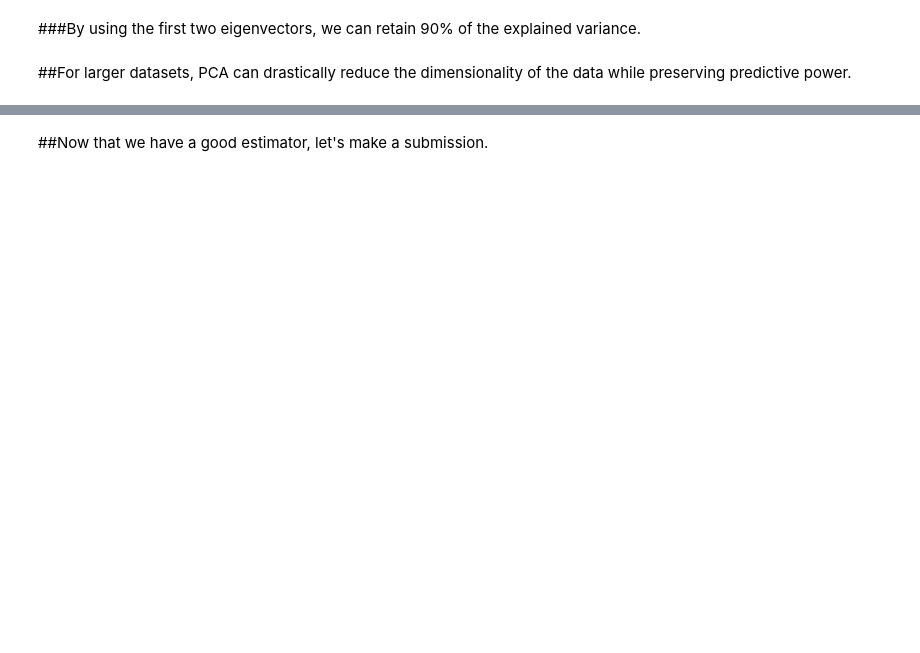
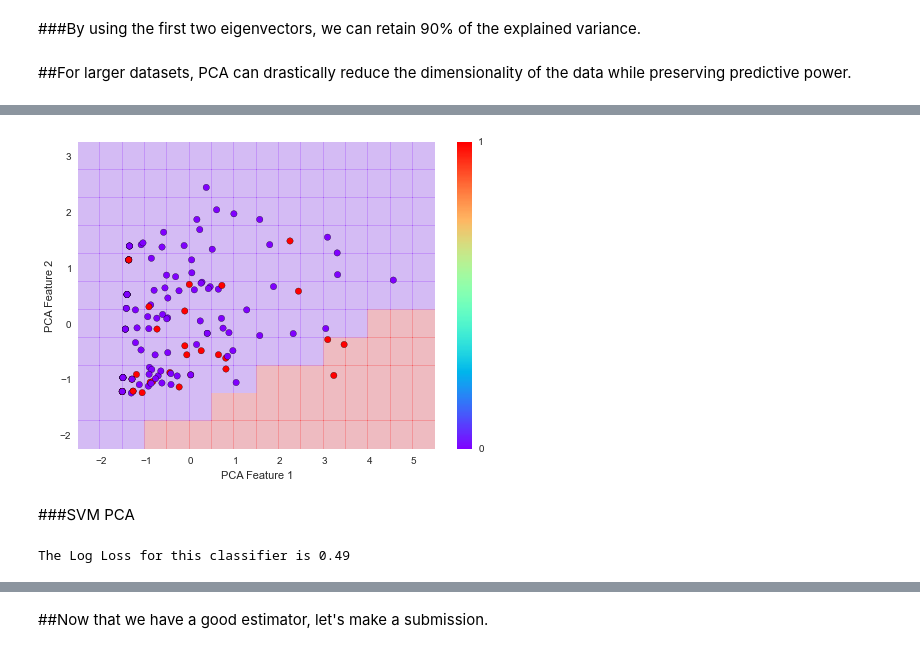
Before and after one commit to LeJit/GoogleIOExtended, a Jupyter notebook: Predicting Blood Donations in Python.ipynb, the cells around one changed output, grey strips where cells are left out. Cells and saved outputs as stored; diff of their text form; code cells hidden in the pictures; blank space fills up the shorter version.

```diff
--- a/Predicting Blood Donations in Python.ipynb
+++ b/Predicting Blood Donations in Python.ipynb
@@ -307,2 +337,25 @@ testing_t = pca.transform(testing)
 # %% [markdown]
 ##For larger datasets, PCA can drastically reduce the dimensionality of the data while preserving predictive power.
+# %%
+def visualizeErrors(clf, data, labels, x_var = 0, y_var = 1, h = 0.5, boundaries = True, xlim = None, ylim = None):
+    x_min, x_max = data[:, x_var].min() - 1, data[:, x_var].max() + 1
+    y_min, y_max = data[:, y_var].min() - 1, data[:, y_var].max() + 1
+
+
+    xx, yy = np.meshgrid(np.arange(x_min, x_max, h),
+                        np.arange(y_min, y_max, h))
+    Z = clf.predict(np.c_[xx.ravel(), yy.ravel()])
+
+    # Put the result into a color plot
+    Z = Z.reshape(xx.shape)
+    plt.figure()
+    plt.pcolormesh(xx, yy, Z, cmap='rainbow', alpha = 0.2)
+
+    # Plot also the training points
+    plt.scatter(data[:, x_var], data[:, y_var], c=labels, cmap='rainbow', s = 40)
+
+    plt.colorbar(ticks=[0, 1])
+    plt.xlim(xx.min(), xx.max())
+    plt.ylim(yy.min(), yy.max())
+    plt.xlabel("PCA Feature %d" %(x_var+1))
+    plt.ylabel("PCA Feature %d" % (y_var+1));
@@ -308,0 +380,15 @@ testing_t = pca.transform(testing)
+# %%
+visualizeErrors(clf, Xcv_pca, ycv)
+# %% [output]
+[figure, added]
+# %% [markdown]
+###SVM PCA
+# %%
+params = {'C': [0.1, 1, 10], 'class_weight':[None, 'auto']}
+clf = SVC(kernel = "rbf", probability = True, class_weight = 'auto')
+calibrated_clf = GridSearchCV(clf, params, scoring = "log_loss", n_jobs = -1)
+calibrated_clf.fit(Xtrain_pca, ytrain)
+y_pred = calibrated_clf.predict_proba(Xcv_pca)
+print "The Log Loss for this classifier is %0.2f" % (metrics.log_loss(ycv, y_pred))
+# %% [output]
+The Log Loss for this classifier is 0.49
```
Also changed, not shown: parts of 75 cells of this notebook.
